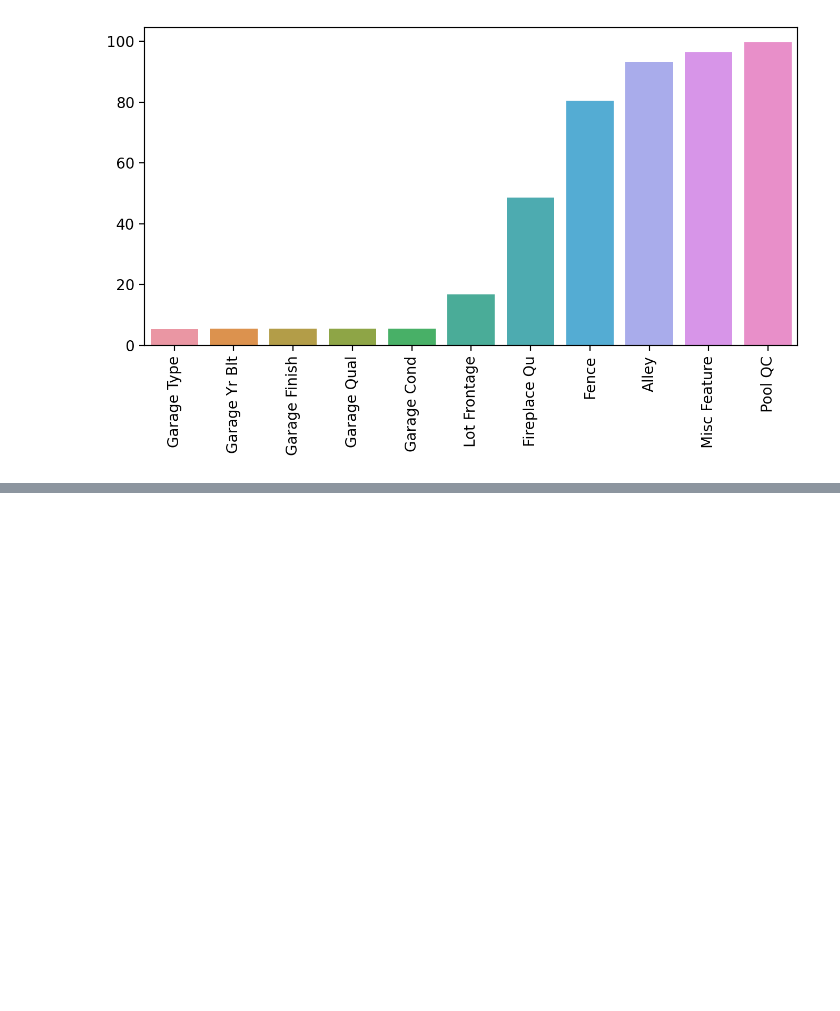
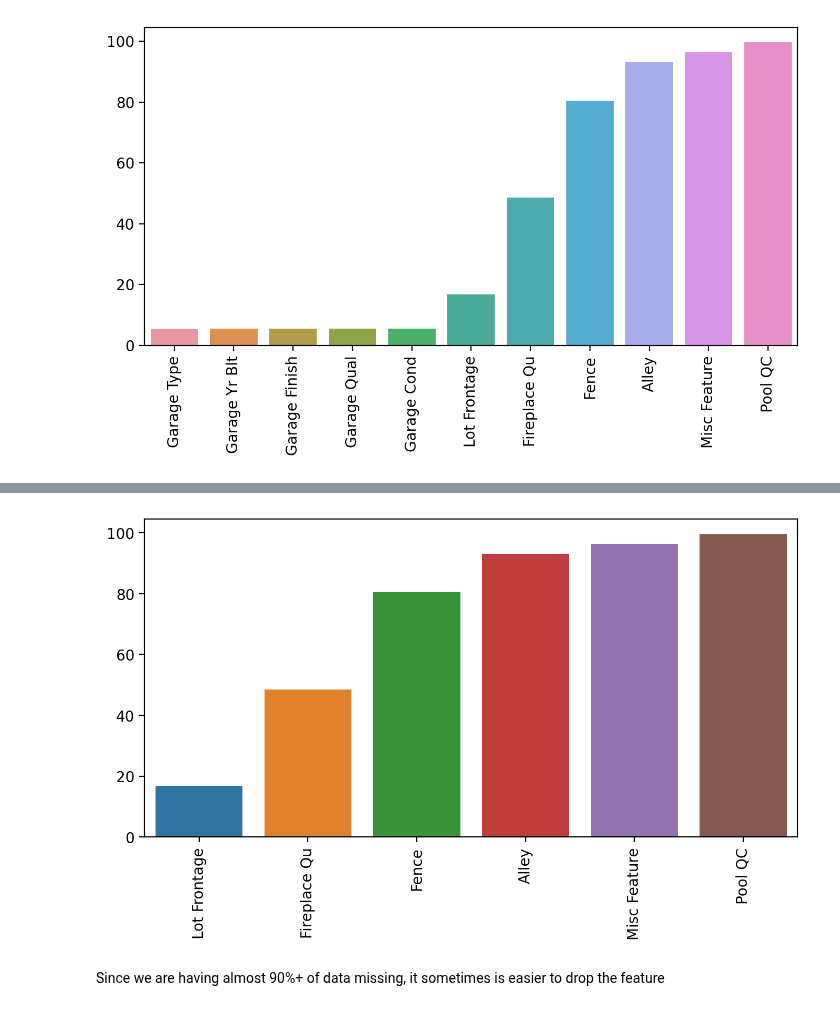
Before and after one commit to Daniel-Aguila/MLandDS, a Jupyter notebook: featureEngineering.ipynb, the cells around one changed output, grey strips where cells are left out. Cells and saved outputs as stored; diff of their text form; code cells hidden in the pictures; blank space fills up the shorter version.

```diff
--- a/featureEngineering.ipynb
+++ b/featureEngineering.ipynb
@@ -356,0 +384,9 @@ plt.xticks(rotation=90);
+# %%
+percent_nan=percent_missing(df)
+plt.figure(figsize=(8,4),dpi=200)
+sns.barplot(x=percent_nan.index,y=percent_nan)
+plt.xticks(rotation=90);
+# %% [output]
+[figure, added]
+# %% [markdown]
+Since we are having almost 90%+ of data missing, it sometimes is easier to drop the feature
```
Also changed, not shown: parts of 26 cells of this notebook.
